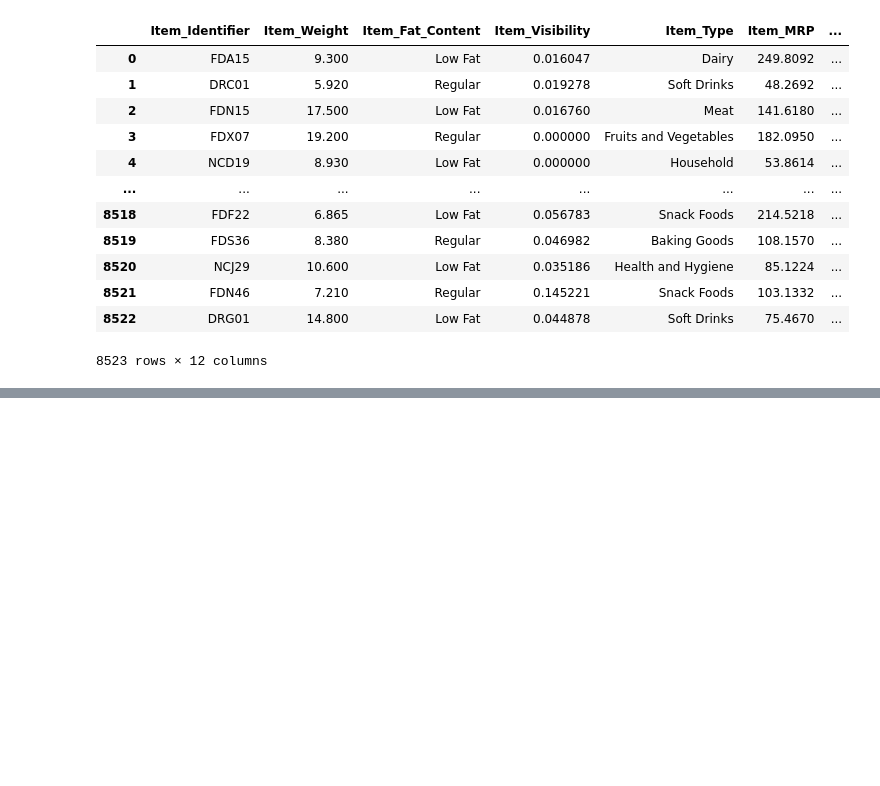
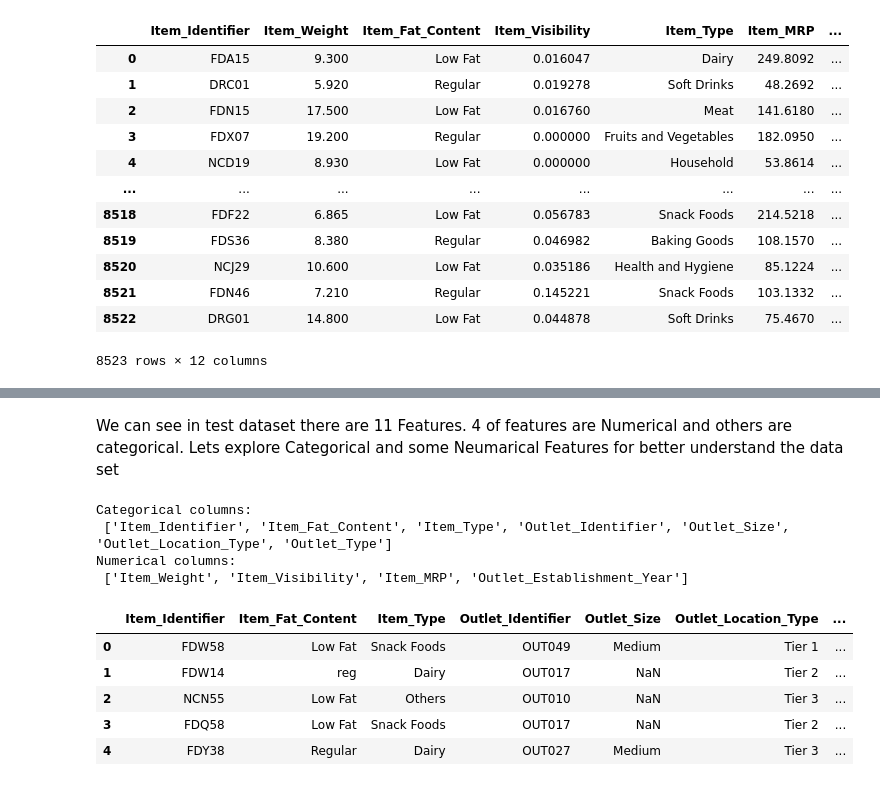
Before and after one commit to shanOnline99/Big-Mart-Sale-Prediction, a Jupyter notebook: Big_Mart_Sale_Prediction.ipynb, the cells around one changed output, grey strips where cells are left out. Drawn from its saved outputs; the diff is of its cells as text; code cells hidden in the pictures; blank space fills up the shorter version.

```diff
--- a/Big_Mart_Sale_Prediction.ipynb
+++ b/Big_Mart_Sale_Prediction.ipynb
@@ -384,0 +430,22 @@ trainDf
+# %% [markdown]
+We can see in test dataset there are 11 Features. 4 of features are Numerical and others are categorical. Lets explore Categorical and some Neumarical Features for better understand the data set
+# %%
+categorical_columns_1 = list(testDf.select_dtypes(include=['object']).columns)
+print('Categorical columns:\n {}'.format(categorical_columns_1))
+
+numerical_columns_1 = list(testDf.select_dtypes(include=['int64', 'float64']).columns)
+print('Numerical columns:\n {}'.format(numerical_columns_1))
+# %% [output]
+Categorical columns:
+ ['Item_Identifier', 'Item_Fat_Content', 'Item_Type', 'Outlet_Identifier', 'Outlet_Size', 'Outlet_Location_Type', 'Outlet_Type']
+Numerical columns:
+ ['Item_Weight', 'Item_Visibility', 'Item_MRP', 'Outlet_Establishment_Year']
+# %%
+testDf[categorical_columns_1].head() #categorical features
+# %% [output]
+|  | Item_Identifier | Item_Fat_Content | Item_Type | Outlet_Identifier | Outlet_Size | Outlet_Location_Type | ... |
+| 0 | FDW58 | Low Fat | Snack Foods | OUT049 | Medium | Tier 1 | ... |
+| 1 | FDW14 | reg | Dairy | OUT017 | NaN | Tier 2 | ... |
+| 2 | NCN55 | Low Fat | Others | OUT010 | NaN | Tier 3 | ... |
+| 3 | FDQ58 | Low Fat | Snack Foods | OUT017 | NaN | Tier 2 | ... |
+| 4 | FDY38 | Regular | Dairy | OUT027 | Medium | Tier 3 | ... |
```
Also changed, not shown: parts of 28 cells of this notebook.
